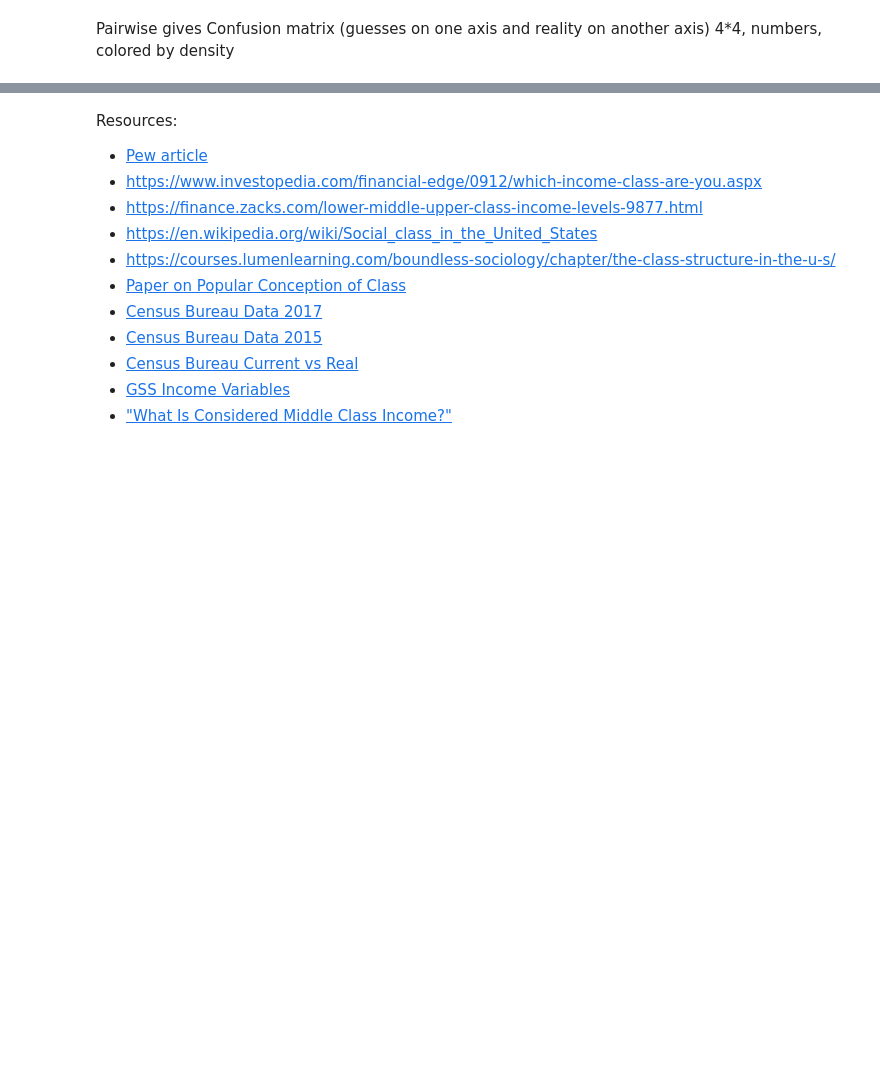
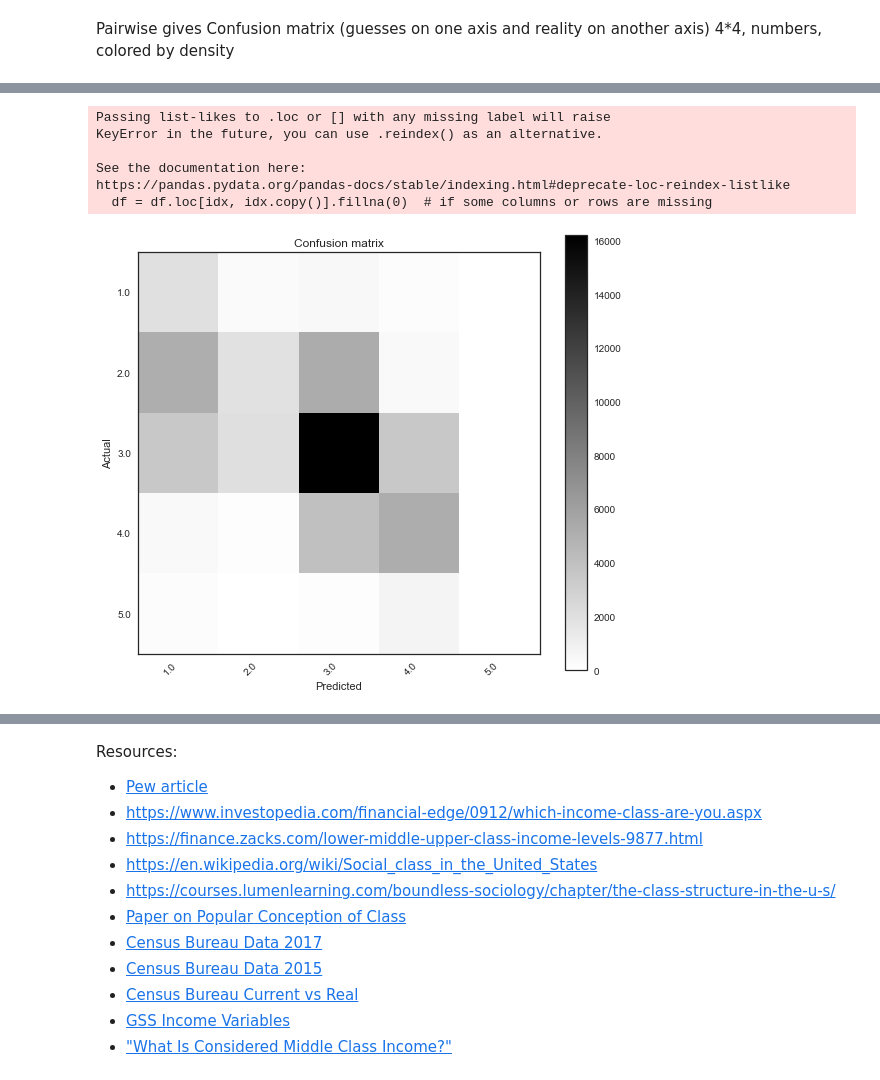
Before and after one commit to coverney/ThinkStats2, a Jupyter notebook: project1/Project1Playground.ipynb, the cells around one changed output, grey strips where cells are left out. Drawn from its saved outputs; the diff is of its cells as text; code cells hidden in the pictures; blank space fills up the shorter version.

```diff
--- a/project1/Project1Playground.ipynb
+++ b/project1/Project1Playground.ipynb
@@ -270,0 +427,20 @@ Delve into variables and confusion matrix.
+# %%
+# For finrela, get data first
+gss['finrela'].replace([0, 8, 9], np.nan, inplace=True)
+finrelas = gss['finrela']
+# %%
+# Generate confusion matrix and conert into numpy array
+class_pred = income_classes
+confusion_matrix2 = ConfusionMatrix(finrelas, class_pred)
+cm_df2 = confusion_matrix2.to_dataframe()
+cm2 = cm_df2.values
+confusion_matrix2.plot()
+plt.show()
+# %% [output]
+Passing list-likes to .loc or [] with any missing label will raise
+KeyError in the future, you can use .reindex() as an alternative.
+
+See the documentation here:
+https://pandas.pydata.org/pandas-docs/stable/indexing.html#deprecate-loc-reindex-listlike
+  df = df.loc[idx, idx.copy()].fillna(0)  # if some columns or rows are missing
+[figure, added]
```
Also changed, not shown: parts of 20 cells of this notebook.
